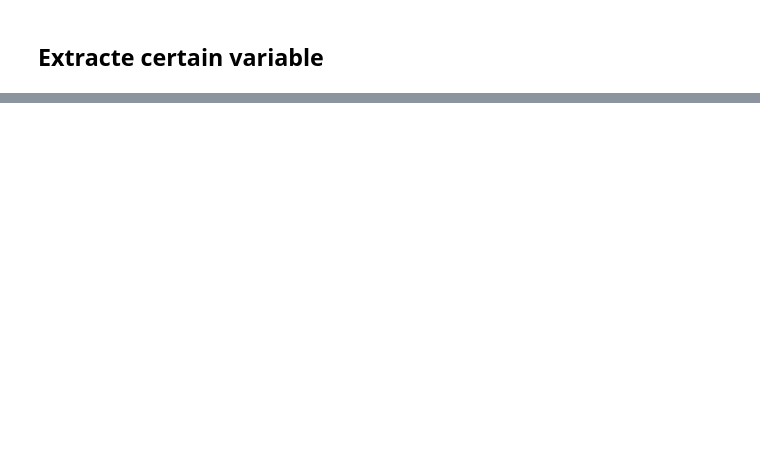
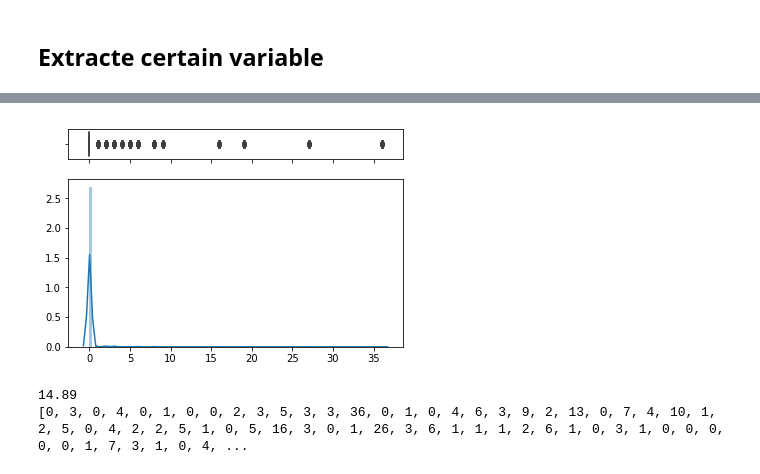
Before and after one commit to Sapphirine/Classification-of-Dota-2-Players-, a Jupyter notebook: gen_dataset.ipynb, the cells around one changed output, grey strips where cells are left out. Cells and saved outputs as stored; diff of their text form; code cells hidden in the pictures; blank space fills up the shorter version.

```diff
--- a/gen_dataset.ipynb
+++ b/gen_dataset.ipynb
@@ -106,0 +227,18 @@ plt.show()
+# %%
+f, (ax_box, ax_hist) = plt.subplots(2, sharex=True, gridspec_kw={"height_ratios": (.15, .85)})
+sns.boxplot(creeps_stacked_dist, ax=ax_box)
+sns.distplot(creeps_stacked_dist, ax=ax_hist, hist=True, kde=True, rug=False, bins = 100)
+ax_box.set(xlabel='')
+plt.show()
+# %% [output]
+[figure, added]
+# %%
+sumail_denies = player_avg_player(sumail_dat, sumail_id, 'denies')
+
+print sumail_denies
+
+denies_dist = dat_player_dist_1(random_matches, 'denies')
+print denies_dist
+# %% [output]
+14.89
+[0, 3, 0, 4, 0, 1, 0, 0, 2, 3, 5, 3, 3, 36, 0, 1, 0, 4, 6, 3, 9, 2, 13, 0, 7, 4, 10, 1, 2, 5, 0, 4, 2, 2, 5, 1, 0, 5, 16, 3, 0, 1, 26, 3, 6, 1, 1, 1, 2, 6, 1, 0, 3, 1, 0, 0, 0, 0, 0, 1, 7, 3, 1, 0, 4, ...
```
Also changed, not shown: parts of 12 cells of this notebook.
